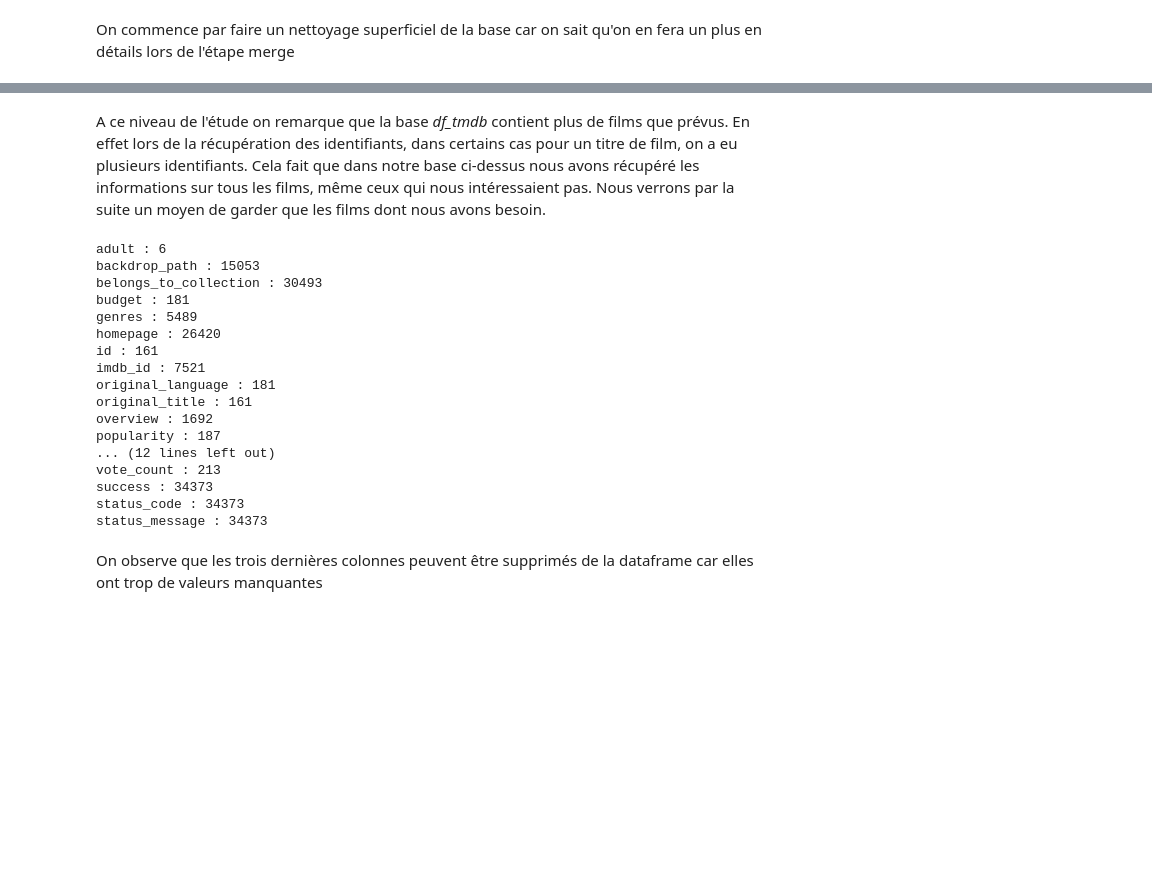
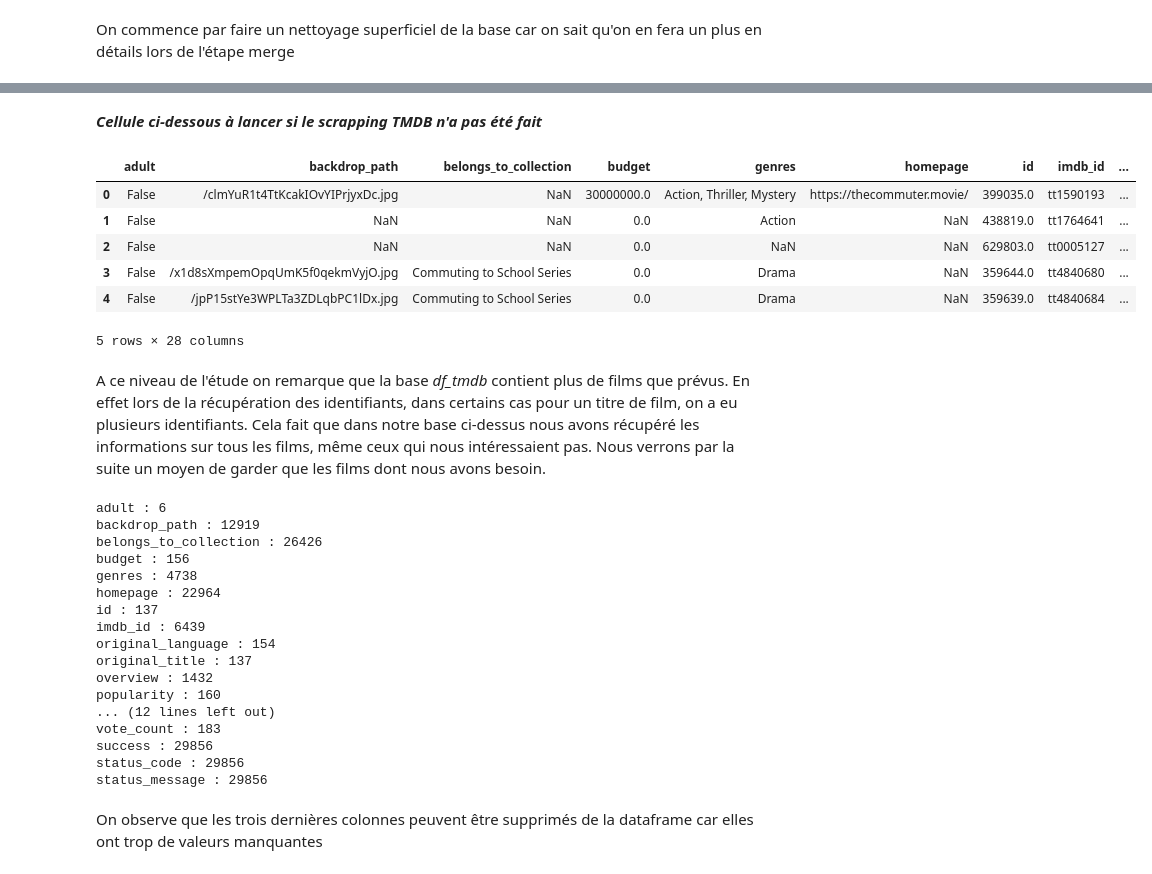
Before and after one commit to mass2330/python_ds_film, a Jupyter notebook: notebook_final.ipynb, the cells around one changed output, grey strips where cells are left out. Drawn from its saved outputs; the diff is of its cells as text; code cells hidden in the pictures; blank space fills up the shorter version.

```diff
--- a/notebook_final.ipynb
+++ b/notebook_final.ipynb
@@ -565,29 +601,46 @@ df_tmdb.head()
+# %% [markdown]
+***Cellule ci-dessous à lancer si le scrapping TMDB n'a pas été fait***
+# %%
+# Spécifie le chemin du dossier dans lequel se trouve le fichier CSV
+dossier_entree = 'dataframes/'
+
+# Crée le chemin complet du fichier CSV en utilisant os.path.join
+chemin_complet = os.path.join(dossier_entree, 'df_tmdb.csv')
+df_tmdb= pd.read_csv(chemin_complet, engine="python")
+df_tmdb.head()
+# %% [output]
+|  | adult | backdrop_path | belongs_to_collection | budget | genres | homepage | id | imdb_id | ... |
+| 0 | False | /clmYuR1t4TtKcakIOvYIPrjyxDc.jpg | NaN | 30000000.0 | Action, Thriller, Mystery | https://thecommuter.movie/ | 399035.0 | tt1590193 | ... |
+| 1 | False | NaN | NaN | 0.0 | Action | NaN | 438819.0 | tt1764641 | ... |
+| 2 | False | NaN | NaN | 0.0 | NaN | NaN | 629803.0 | tt0005127 | ... |
+| 3 | False | /x1d8sXmpemOpqUmK5f0qekmVyjO.jpg | Commuting to School Series | 0.0 | Drama | NaN | 359644.0 | tt4840680 | ... |
+| 4 | False | /jpP15stYe3WPLTa3ZDLqbPC1lDx.jpg | Commuting to School Series | 0.0 | Drama | NaN | 359639.0 | tt4840684 | ... |
+5 rows × 28 columns
 # %% [markdown]
 A ce niveau de l'étude on remarque que la base *df_tmdb* contient plus de films que prévus. En effet lors de la récupération des identifiants, dans certains cas pour un titre de film, on a eu plusieurs identifiants. Cela fait que dans notre base ci-dessus nous avons récupéré les informations sur tous les films, même ceux qui nous intéressaient pas. Nous verrons par la suite un moyen de garder que les films dont nous avons besoin.
 # %%
 #On visualise les valeurs manquantes des variables présentent dans la dataframe
 noms_variables = df_tmdb.columns.tolist()
-
 for i in noms_variables:
     print(i,":",df_tmdb[i].isnull().sum())
 # %% [output]
 adult : 6
-backdrop_path : 15053
-belongs_to_collection : 30493
-budget : 181
-genres : 5489
-homepage : 26420
-id : 161
-imdb_id : 7521
-original_language : 181
-original_title : 161
-overview : 1692
-popularity : 187
+backdrop_path : 12919
+belongs_to_collection : 26426
+budget : 156
+genres : 4738
+homepage : 22964
+id : 137
+imdb_id : 6439
+original_language : 154
+original_title : 137
+overview : 1432
+popularity : 160
 ... (12 lines left out)
-vote_count : 213
-success : 34373
-status_code : 34373
-status_message : 34373
+vote_count : 183
+success : 29856
+status_code : 29856
+status_message : 29856
 # %% [markdown]
 On observe que les trois dernières colonnes peuvent être supprimés de la dataframe car elles ont trop de valeurs manquantes
 # %%
```
Also changed, not shown: parts of 126 cells of this notebook, 17 other files.
